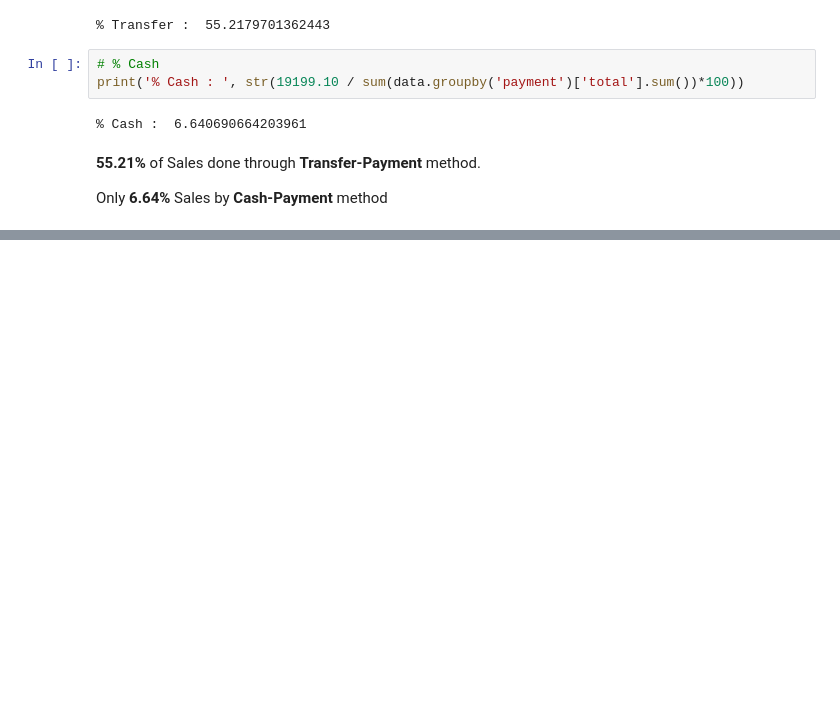
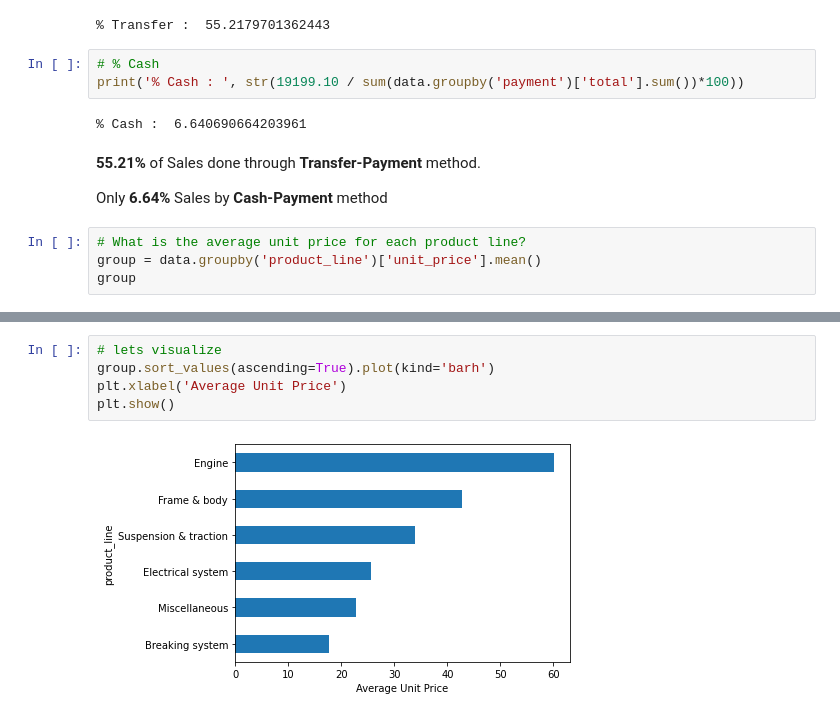
Before and after one commit to naseemap47/MotorcycleParts-DataAnalysis-python, a Jupyter notebook: jupyter_notebook.ipynb, the cells around one changed output, grey strips where cells are left out. Drawn from its saved outputs; the diff is of its cells as text; blank space fills up the shorter version.

Commit message:
findings of avg unit price for each product line

```diff
--- a/jupyter_notebook.ipynb
+++ b/jupyter_notebook.ipynb
@@ -62,3 +65,7 @@ print('% Cash : ', str(19199.10 / sum(data.groupby('payment')['total'].sum())*10
 **55.21%** of Sales done through **Transfer-Payment** method.
 
 Only **6.64%** Sales by **Cash-Payment** method
+# %%
+# What is the average unit price for each product line?
+group = data.groupby('product_line')['unit_price'].mean()
+group
@@ -64,0 +81,7 @@ Only **6.64%** Sales by **Cash-Payment** method
+# %%
+# lets visualize
+group.sort_values(ascending=True).plot(kind='barh')
+plt.xlabel('Average Unit Price')
+plt.show()
+# %% [output]
+[figure, added]
```
Also changed, not shown: parts of 7 cells of this notebook.
